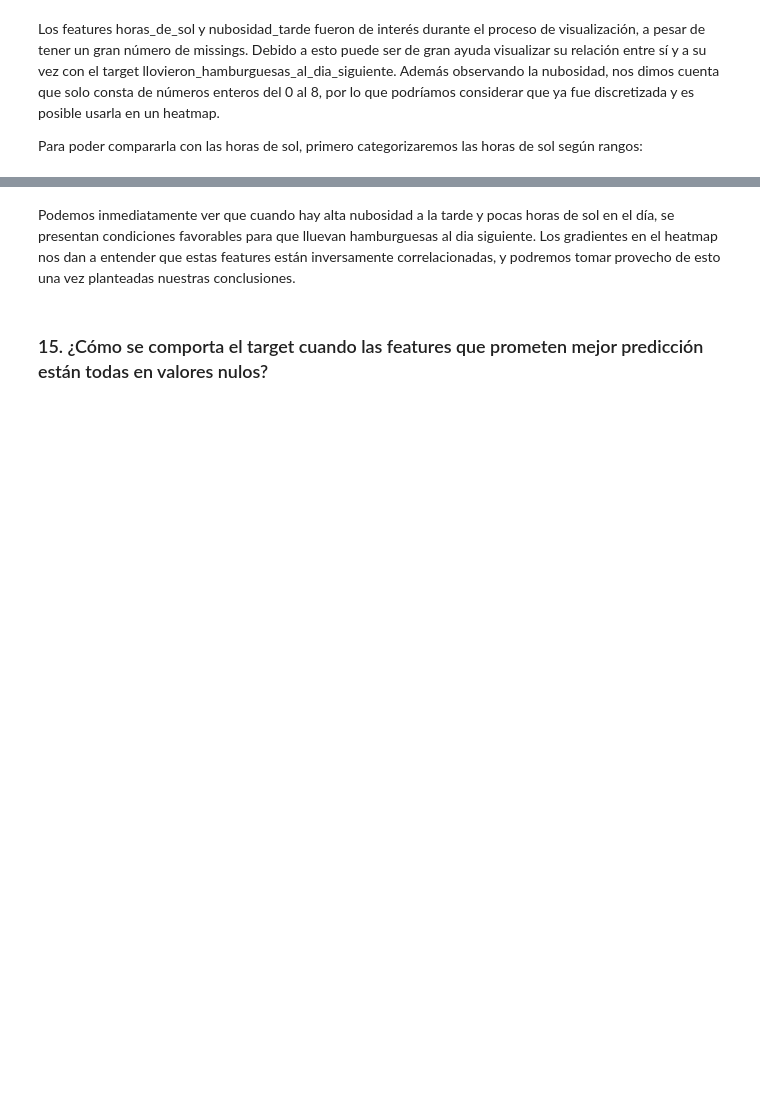
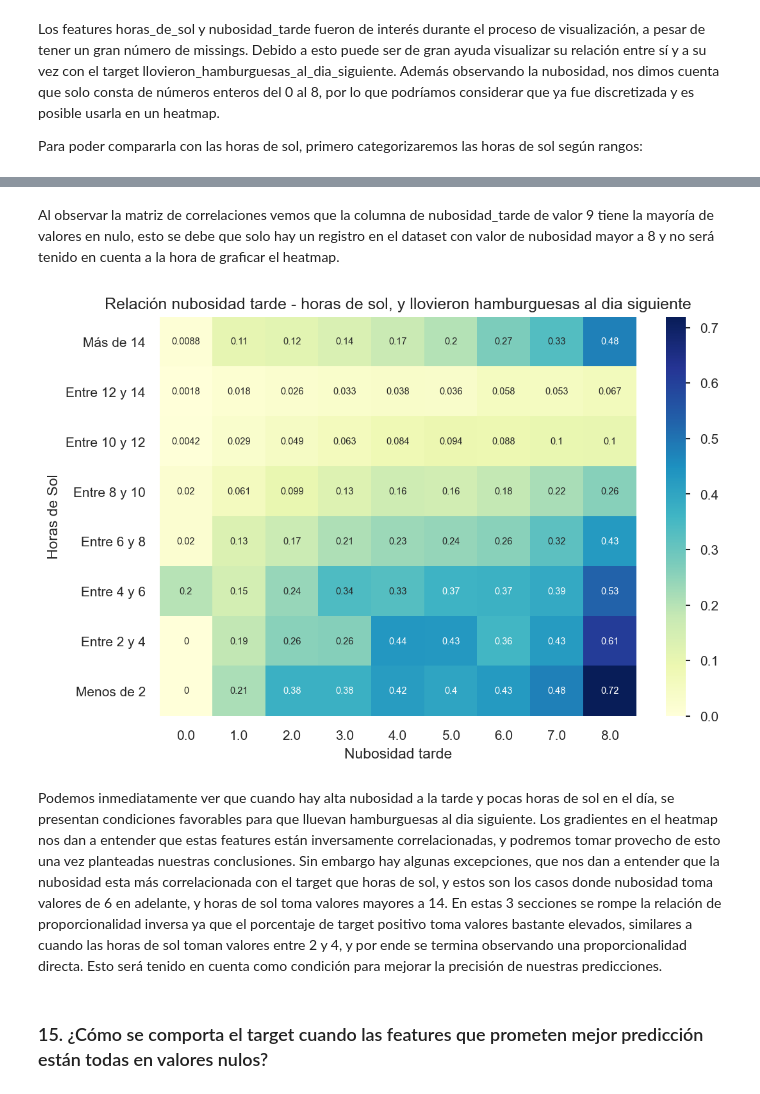
Before and after one commit to juan-roussilian/7506-Organizacion-de-Datos, a Jupyter notebook: tp1_pt1.ipynb, the cells around one changed output, grey strips where cells are left out. Drawn from its saved outputs; the diff is of its cells as text; code cells hidden in the pictures; blank space fills up the shorter version.

Commit message:
Fix heatmap horas sol -  nubosidad tarde -target y mejoro redaccion

```diff
--- a/tp1_pt1.ipynb
+++ b/tp1_pt1.ipynb
@@ -852,5 +855,25 @@ plt.show()
+# %% [markdown]
+Al observar la matriz de correlaciones vemos que la columna de nubosidad_tarde de valor 9 tiene la mayoría de valores en nulo, esto se debe que solo hay un registro en el dataset con valor de nubosidad mayor a 8 y no será tenido en cuenta a la hora de graficar el heatmap.
+# %%
+fig = plt.figure(dpi=150)
+
+df_copia = df_copia[df_copia.nubosidad_tarde <= 8]
+correlacion_sol_nubes_2 = pd.pivot_table(data=df_copia2, index = 'rango_horas_sol',values = 'llovieron_hamburguesas_al_dia_siguiente', columns = 'nubosidad_tarde')
+correlacion_sol_nubes_2.sort_index(ascending =  False, inplace = True)
+correlacion_sol_nubes_2 = correlacion_sol_nubes_2.reindex(['Más de 14', 'Entre 12 y 14','Entre 10 y 12','Entre 8 y 10','Entre 6 y 8','Entre 4 y 6','Entre 2 y 4','Menos de 2'], axis=0)
+
+mascara = correlacion_sol_nubes_2.isnull()
+
+cmap="YlGnBu"
+g = sns.heatmap(correlacion_sol_nubes_a,  annot = True, annot_kws={"fontsize":7},cmap="YlGnBu" )
+plt.xlabel("Nubosidad tarde")
+plt.ylabel("Horas de Sol")
+plt.title('Relación nubosidad tarde - horas de sol, y llovieron hamburguesas al dia siguiente')
+plt.show()
+# %% [output]
+[figure, added]
 # %% [markdown]
-Podemos inmediatamente ver que cuando hay alta nubosidad a la tarde y pocas horas de sol en el día, se presentan condiciones favorables para que lluevan hamburguesas al dia siguiente. Los gradientes en el heatmap nos dan a entender que estas features están inversamente correlacionadas, y podremos tomar provecho de esto una vez planteadas nuestras conclusiones.
+Podemos inmediatamente ver que cuando hay alta nubosidad a la tarde y pocas horas de sol en el día, se presentan condiciones favorables para que lluevan hamburguesas al dia siguiente. Los gradientes en el heatmap nos dan a entender que estas features están inversamente correlacionadas, y podremos tomar provecho de esto una vez planteadas nuestras conclusiones. Sin embargo hay algunas excepciones, que nos dan a entender que la nubosidad esta más correlacionada con el target que horas de sol, y estos son los casos donde nubosidad toma valores de 6 en adelante, y horas de sol toma valores mayores a 14. En estas 3 secciones se rompe la relación de proporcionalidad inversa ya que el porcentaje de target positivo toma valores bastante elevados, similares a cuando las horas de sol toman valores entre 2 y 4, y por ende se termina observando una proporcionalidad directa. Esto será tenido en cuenta como condición para mejorar la precisión de nuestras predicciones.
 # %% [markdown]
 ### 15. ¿Cómo se comporta el target cuando las features que prometen mejor predicción están todas en valores nulos?
 # %% [markdown]
```
Also changed, not shown: parts of 2 cells of this notebook.
